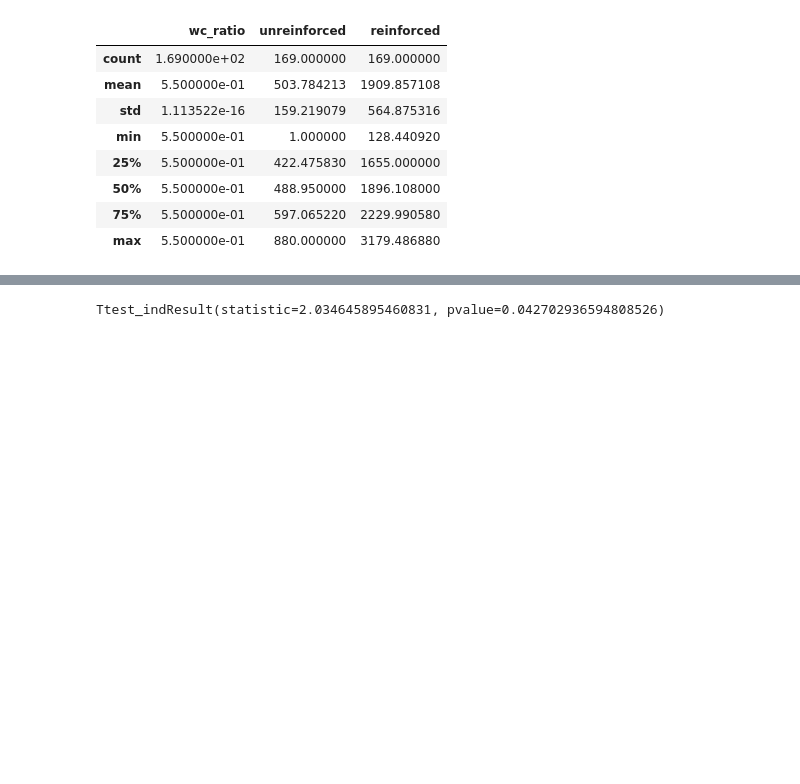
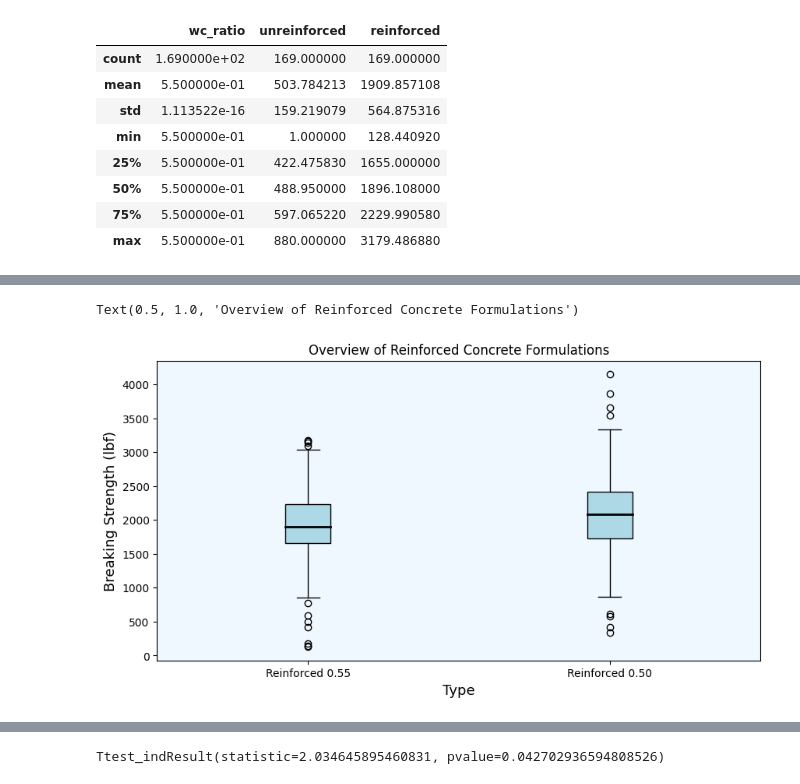
Before and after one commit to krupczak/ConcreteStrength, a Jupyter notebook: Concrete Concentration Analysis All Data.ipynb, the cells around one changed output, grey strips where cells are left out. Cells and saved outputs as stored; diff of their text form; code cells hidden in the pictures; blank space fills up the shorter version.

```diff
--- a/Concrete Concentration Analysis All Data.ipynb
+++ b/Concrete Concentration Analysis All Data.ipynb
@@ -155,0 +137,19 @@ Text(0.5, 0, 'Type')
+# %%
+fig = plt.figure(figsize = (10, 5))
+ax = fig.add_subplot(111)
+
+vals = {'Reinforced 0.55': data55['reinforced'], 'Reinforced 0.50': data50['reinforced']}
+ax.boxplot(vals.values(),patch_artist=True,
+            boxprops=dict(facecolor='lightblue', color='black'),
+            capprops=dict(color='black'),
+            whiskerprops=dict(color='black'),
+            flierprops=dict(markeredgecolor='black'),
+            medianprops=dict(color='black', linewidth=2),)
+ax.set_facecolor('aliceblue')
+ax.set_xticklabels(vals.keys())
+ax.set_ylabel('Breaking Strength (lbf)', size = 13)
+ax.set_xlabel('Type', size = 13)
+ax.set_title('Overview of Reinforced Concrete Formulations')
+# %% [output]
+Text(0.5, 1.0, 'Overview of Reinforced Concrete Formulations')
+[figure, added]
```
Also changed, not shown: parts of 42 cells of this notebook.
